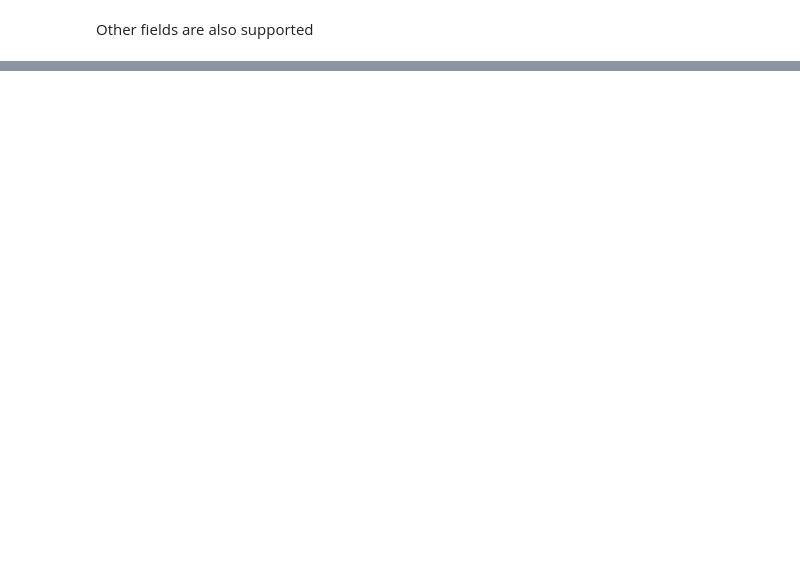
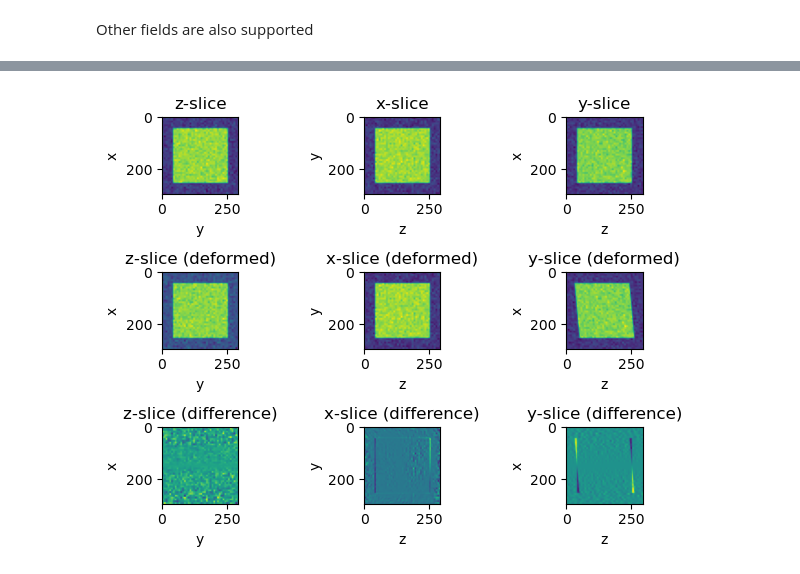
Before and after one commit to CambridgeSolidMechanics/tomography-registration-tools, a Jupyter notebook: examples/fields.ipynb, the cells around one changed output, grey strips where cells are left out. Drawn from its saved outputs; the diff is of its cells as text; code cells hidden in the pictures; blank space fills up the shorter version.

```diff
--- a/examples/fields.ipynb
+++ b/examples/fields.ipynb
@@ -91,0 +108,5 @@ plt.show()
+# %%
+dvol = f(vol)
+vt.plot_undef_def_slices(vol, dvol)
+# %% [output]
+[figure, added]
```
Also changed, not shown: parts of 8 cells of this notebook, 1 other file.
